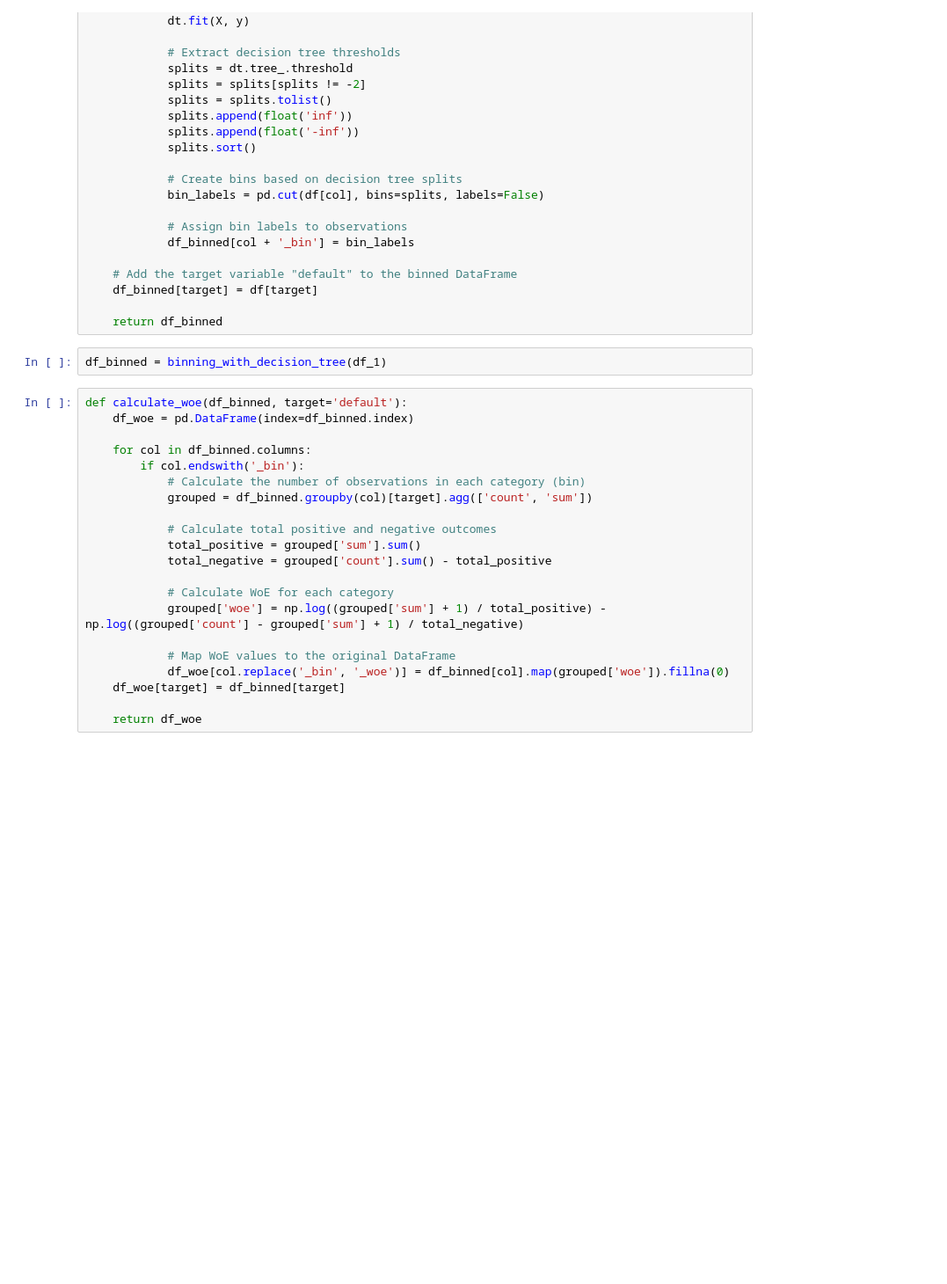
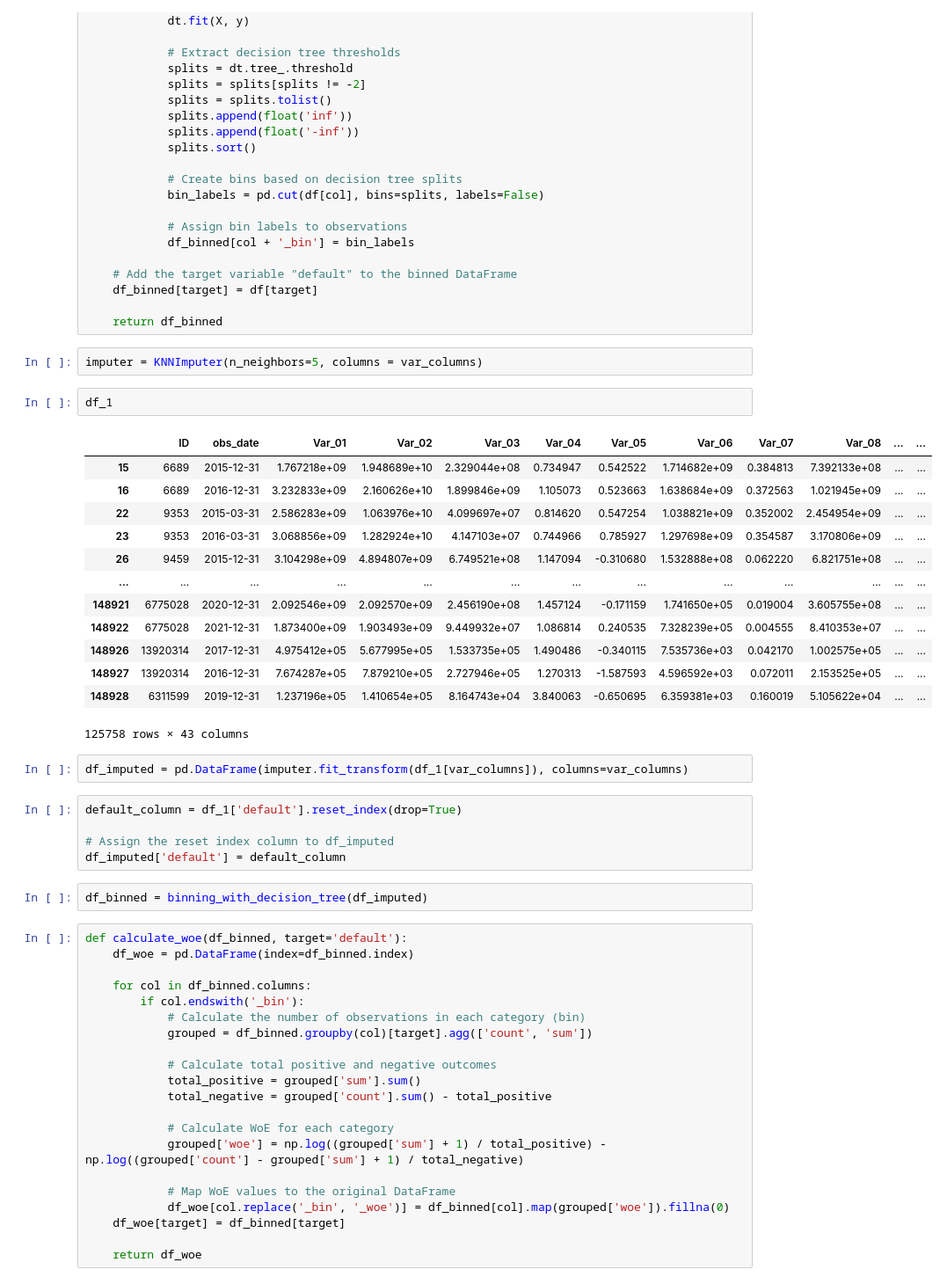
Before and after one commit to melkri/UB_ING_Case, a Jupyter notebook: scripts/2_data_cleaning.ipynb, the cells around one changed output. Shown: that part at 88% size. Saved outputs shown, nothing was run; the diff lists cells and outputs as text; blank space fills up the shorter version.

```diff
--- a/scripts/2_data_cleaning.ipynb
+++ b/scripts/2_data_cleaning.ipynb
@@ -158,8 +175,33 @@ def binning_with_decision_tree(df, target='default'):
     df_binned[target] = df[target]
 
     return df_binned
+# %%
+imputer = KNNImputer(n_neighbors=5, columns = var_columns)
+# %%
+df_1
+# %% [output]
+|  | ID | obs_date | Var_01 | Var_02 | Var_03 | Var_04 | Var_05 | Var_06 | Var_07 | Var_08 | ... | ... |
+| 15 | 6689 | 2015-12-31 | 1.767218e+09 | 1.948689e+10 | 2.329044e+08 | 0.734947 | 0.542522 | 1.714682e+09 | 0.384813 | 7.392133e+08 | ... | ... |
+| 16 | 6689 | 2016-12-31 | 3.232833e+09 | 2.160626e+10 | 1.899846e+09 | 1.105073 | 0.523663 | 1.638684e+09 | 0.372563 | 1.021945e+09 | ... | ... |
+| 22 | 9353 | 2015-03-31 | 2.586283e+09 | 1.063976e+10 | 4.099697e+07 | 0.814620 | 0.547254 | 1.038821e+09 | 0.352002 | 2.454954e+09 | ... | ... |
+| 23 | 9353 | 2016-03-31 | 3.068856e+09 | 1.282924e+10 | 4.147103e+07 | 0.744966 | 0.785927 | 1.297698e+09 | 0.354587 | 3.170806e+09 | ... | ... |
+| 26 | 9459 | 2015-12-31 | 3.104298e+09 | 4.894807e+09 | 6.749521e+08 | 1.147094 | -0.310680 | 1.532888e+08 | 0.062220 | 6.821751e+08 | ... | ... |
+| ... | ... | ... | ... | ... | ... | ... | ... | ... | ... | ... | ... | ... |
+| 148921 | 6775028 | 2020-12-31 | 2.092546e+09 | 2.092570e+09 | 2.456190e+08 | 1.457124 | -0.171159 | 1.741650e+05 | 0.019004 | 3.605755e+08 | ... | ... |
+| 148922 | 6775028 | 2021-12-31 | 1.873400e+09 | 1.903493e+09 | 9.449932e+07 | 1.086814 | 0.240535 | 7.328239e+05 | 0.004555 | 8.410353e+07 | ... | ... |
+| 148926 | 13920314 | 2017-12-31 | 4.975412e+05 | 5.677995e+05 | 1.533735e+05 | 1.490486 | -0.340115 | 7.535736e+03 | 0.042170 | 1.002575e+05 | ... | ... |
+| 148927 | 13920314 | 2016-12-31 | 7.674287e+05 | 7.879210e+05 | 2.727946e+05 | 1.270313 | -1.587593 | 4.596592e+03 | 0.072011 | 2.153525e+05 | ... | ... |
+| 148928 | 6311599 | 2019-12-31 | 1.237196e+05 | 1.410654e+05 | 8.164743e+04 | 3.840063 | -0.650695 | 6.359381e+03 | 0.160019 | 5.105622e+04 | ... | ... |
+125758 rows × 43 columns
+# %%
+df_imputed = pd.DataFrame(imputer.fit_transform(df_1[var_columns]), columns=var_columns)
+# %%
+default_column = df_1['default'].reset_index(drop=True)
+
+# Assign the reset index column to df_imputed
+df_imputed['default'] = default_column
 # %%
-df_binned = binning_with_decision_tree(df_1)
+df_binned = binning_with_decision_tree(df_imputed)
 # %%
 def calculate_woe(df_binned, target='default'):
     df_woe = pd.DataFrame(index=df_binned.index)
```
Also changed, not shown: parts of 17 cells of this notebook.
